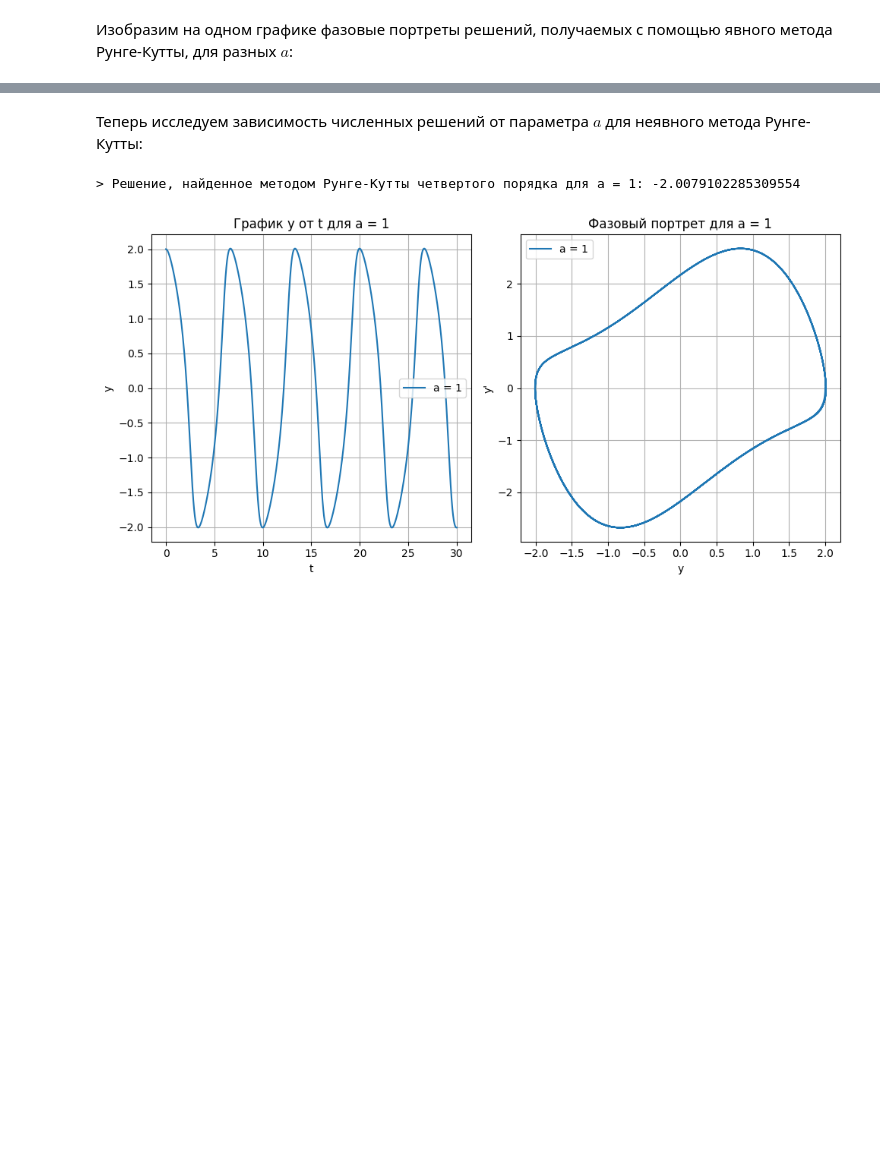
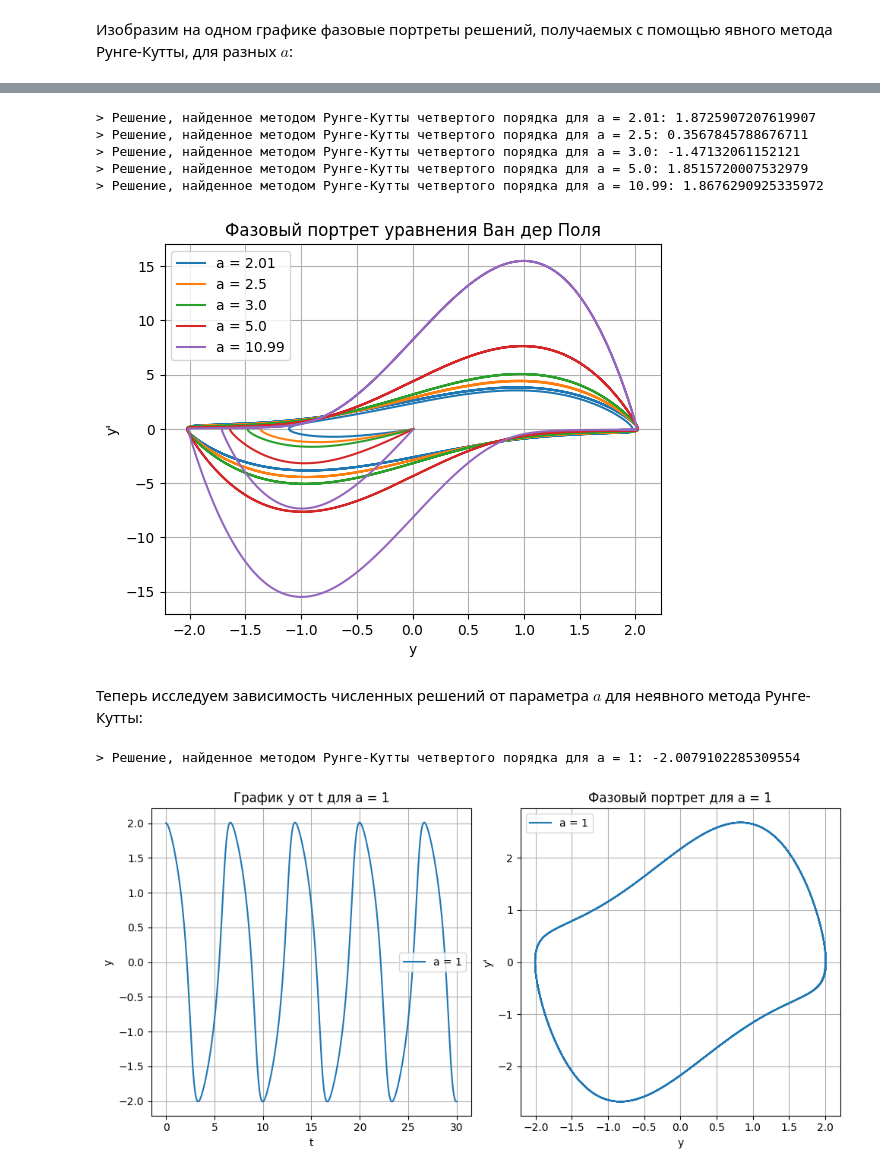
Before and after one commit to d-r-tikhonov/Computational_Mathematics, a Jupyter notebook: Уравнение Ван дер Поля.ipynb, the cells around one changed output, grey strips where cells are left out. Saved outputs shown, nothing was run; the diff lists cells and outputs as text; code cells hidden in the pictures; blank space fills up the shorter version.

```diff
--- a/Уравнение Ван дер Поля.ipynb
+++ b/Уравнение Ван дер Поля.ipynb
@@ -266,3 +286,33 @@ plt.show()
+# %%
+# Фиксируем параметры
+t = np.linspace(0, 30, 100000)
+xy_vec0 = [0.01, 0.0]
+
+# Выбираем значения для исследования параметра a
+a_list = [2.01, 2.50, 3.00, 5.00, 10.99]
+
+for a_value in a_list:
+    van_der_pol_a = partial(van_der_pol, a = a_value)
+
+    y = explicit_rk4_method(van_der_pol_a, xy_vec0, t)
+    plt.plot(y[:, 0], y[:, 1], label=f'a = {a_value}')
+    print(f"> Решение, найденное методом Рунге-Кутты четвертого порядка для a = {a_value}: {y[-1, 0]}")
+
+
+plt.title('Фазовый портрет уравнения Ван дер Поля')
+plt.legend()
+plt.xlabel('y')
+plt.ylabel("y'")
+plt.legend()
+plt.grid(True)
+plt.show()
+# %% [output]
+> Решение, найденное методом Рунге-Кутты четвертого порядка для a = 2.01: 1.8725907207619907
+> Решение, найденное методом Рунге-Кутты четвертого порядка для a = 2.5: 0.3567845788676711
+> Решение, найденное методом Рунге-Кутты четвертого порядка для a = 3.0: -1.47132061152121
+> Решение, найденное методом Рунге-Кутты четвертого порядка для a = 5.0: 1.8515720007532979
+> Решение, найденное методом Рунге-Кутты четвертого порядка для a = 10.99: 1.8676290925335972
+[figure, added]
 # %% [markdown]
 Теперь исследуем зависимость численных решений от параметра $a$ для неявного метода Рунге-Кутты:
 # %%
```
Also changed, not shown: parts of 4 cells of this notebook.
